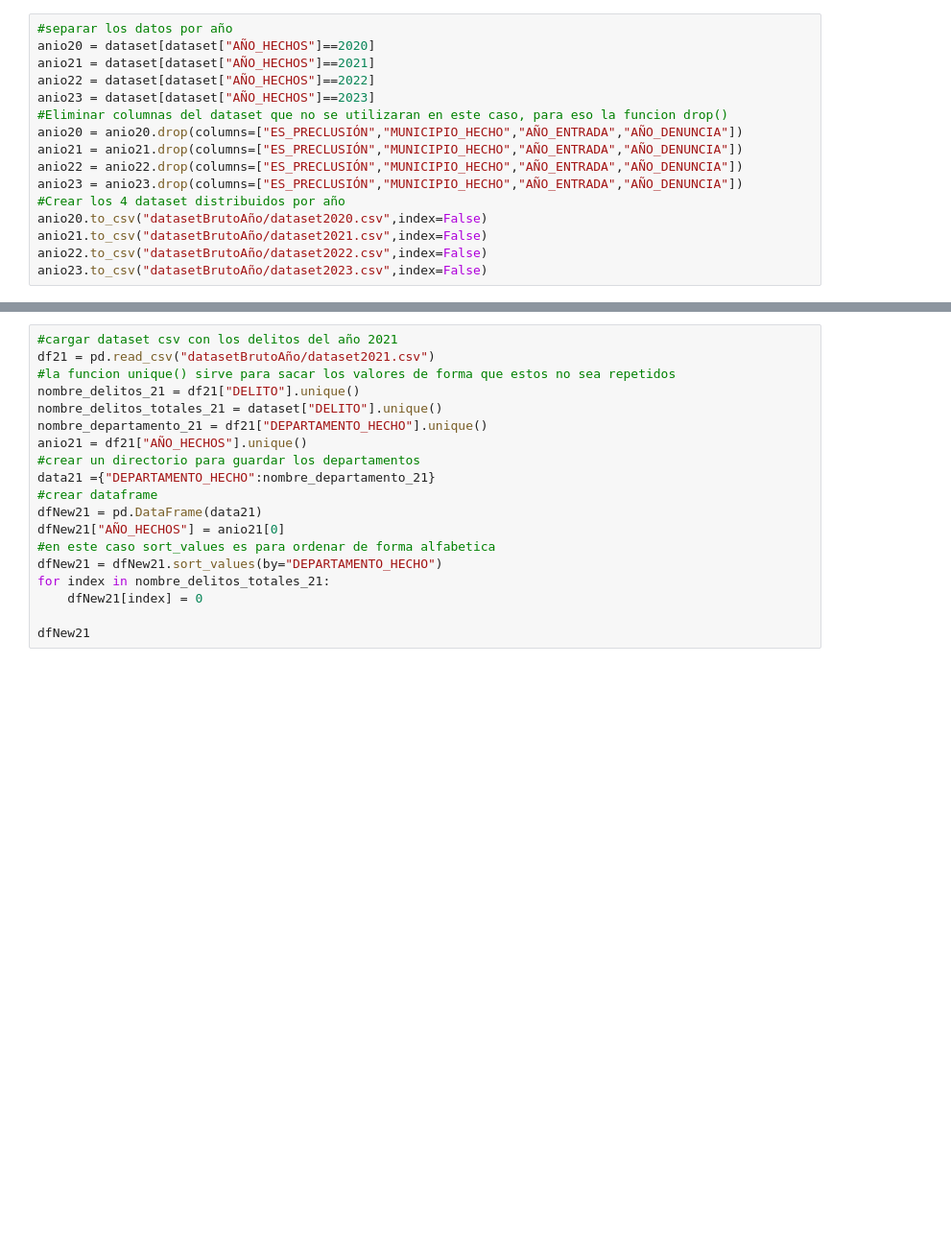
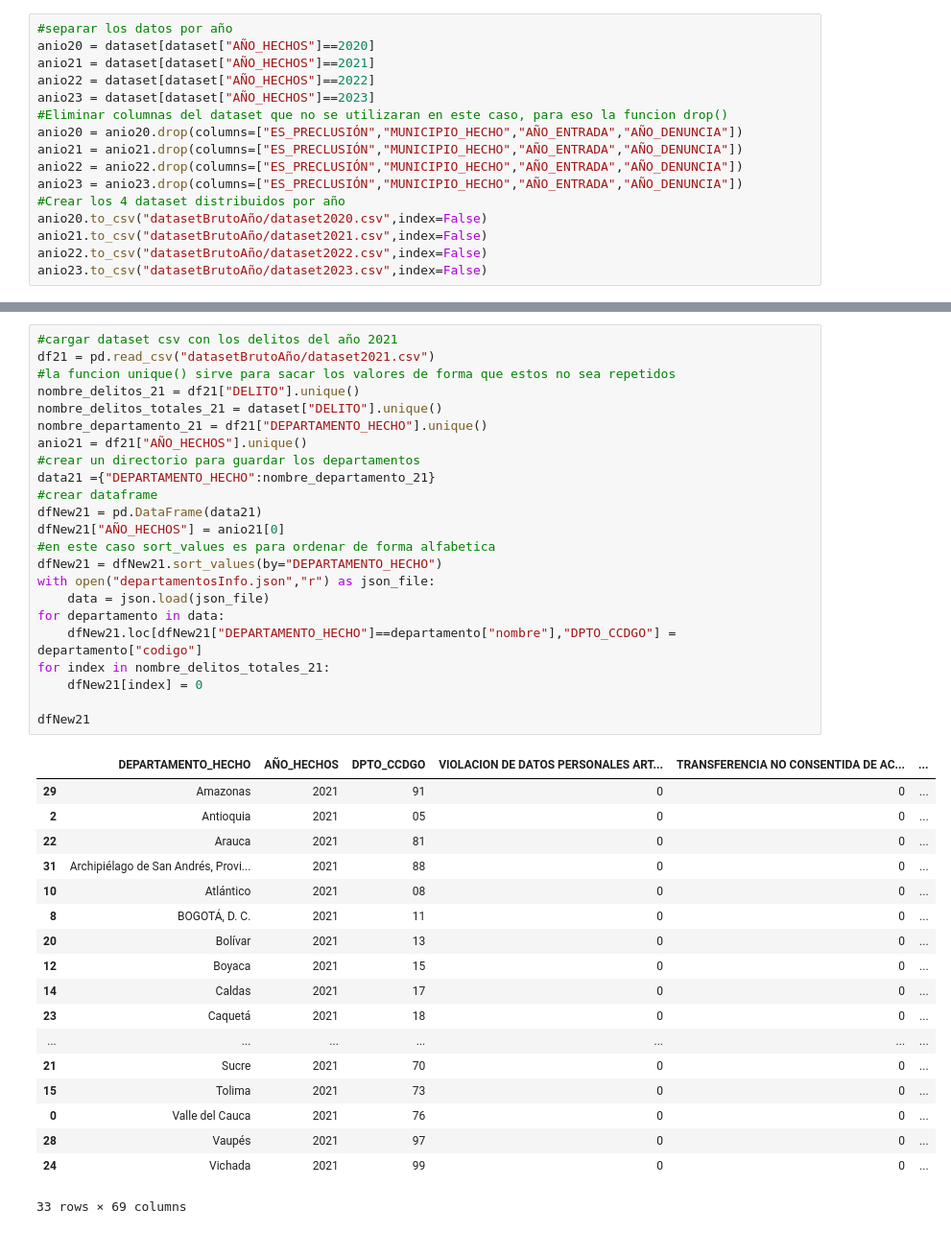
Before and after one commit to leonelpc94/delitosInformaticos, a Jupyter notebook: nuevoDataset.ipynb, the cells around one changed output, grey strips where cells are left out. Shown at 96% size. Cells and saved outputs as stored; diff of their text form; blank space fills up the shorter version.

```diff
--- a/nuevoDataset.ipynb
+++ b/nuevoDataset.ipynb
@@ -44,22 +79,45 @@ dfNew20
 # %%
 #cargar dataset csv con los delitos del año 2021
 df21 = pd.read_csv("datasetBrutoAño/dataset2021.csv")
 #la funcion unique() sirve para sacar los valores de forma que estos no sea repetidos
 nombre_delitos_21 = df21["DELITO"].unique()
 nombre_delitos_totales_21 = dataset["DELITO"].unique()
 nombre_departamento_21 = df21["DEPARTAMENTO_HECHO"].unique()
 anio21 = df21["AÑO_HECHOS"].unique()
 #crear un directorio para guardar los departamentos
 data21 ={"DEPARTAMENTO_HECHO":nombre_departamento_21}
 #crear dataframe
 dfNew21 = pd.DataFrame(data21)
 dfNew21["AÑO_HECHOS"] = anio21[0]
 #en este caso sort_values es para ordenar de forma alfabetica
 dfNew21 = dfNew21.sort_values(by="DEPARTAMENTO_HECHO")
+with open("departamentosInfo.json","r") as json_file:
+    data = json.load(json_file)
+for departamento in data:
+    dfNew21.loc[dfNew21["DEPARTAMENTO_HECHO"]==departamento["nombre"],"DPTO_CCDGO"] = departamento["codigo"]
 for index in nombre_delitos_totales_21:
     dfNew21[index] = 0
 
 dfNew21
+# %% [output]
+|  | DEPARTAMENTO_HECHO | AÑO_HECHOS | DPTO_CCDGO | VIOLACION DE DATOS PERSONALES ART... | TRANSFERENCIA NO CONSENTIDA DE AC... | ... |
+| 29 | Amazonas | 2021 | 91 | 0 | 0 | ... |
+| 2 | Antioquia | 2021 | 05 | 0 | 0 | ... |
+| 22 | Arauca | 2021 | 81 | 0 | 0 | ... |
+| 31 | Archipiélago de San Andrés, Provi... | 2021 | 88 | 0 | 0 | ... |
+| 10 | Atlántico | 2021 | 08 | 0 | 0 | ... |
+| 8 | BOGOTÁ, D. C. | 2021 | 11 | 0 | 0 | ... |
+| 20 | Bolívar | 2021 | 13 | 0 | 0 | ... |
+| 12 | Boyaca | 2021 | 15 | 0 | 0 | ... |
+| 14 | Caldas | 2021 | 17 | 0 | 0 | ... |
+| 23 | Caquetá | 2021 | 18 | 0 | 0 | ... |
+| ... | ... | ... | ... | ... | ... | ... |
+| 21 | Sucre | 2021 | 70 | 0 | 0 | ... |
+| 15 | Tolima | 2021 | 73 | 0 | 0 | ... |
+| 0 | Valle del Cauca | 2021 | 76 | 0 | 0 | ... |
+| 28 | Vaupés | 2021 | 97 | 0 | 0 | ... |
+| 24 | Vichada | 2021 | 99 | 0 | 0 | ... |
+33 rows × 69 columns
 # %%
 #cargar dataset csv con los delitos del año 2022
 df22 = pd.read_csv("datasetBrutoAño/dataset2022.csv")
```
Also changed, not shown: parts of 8 cells of this notebook, 5 other files.
